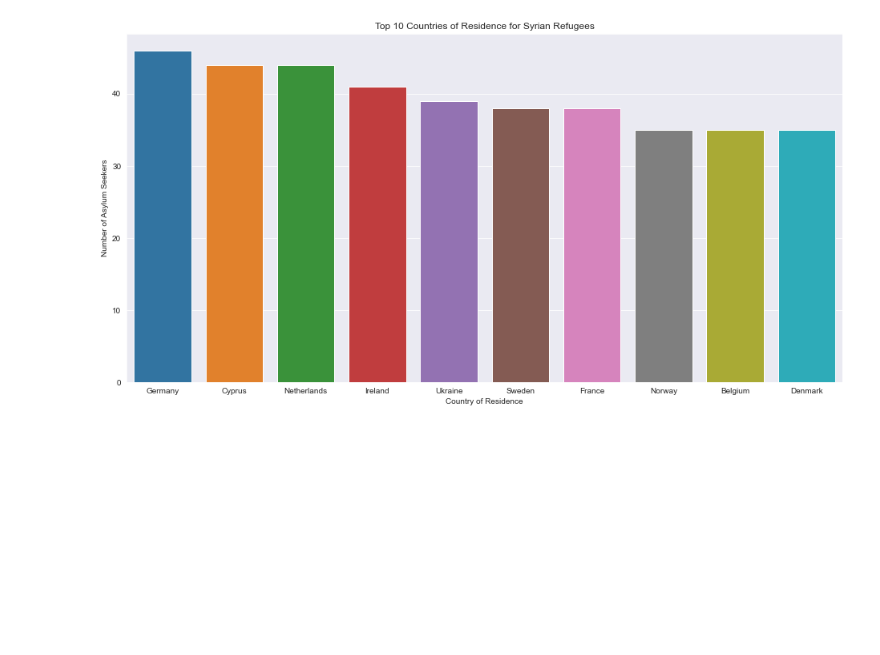
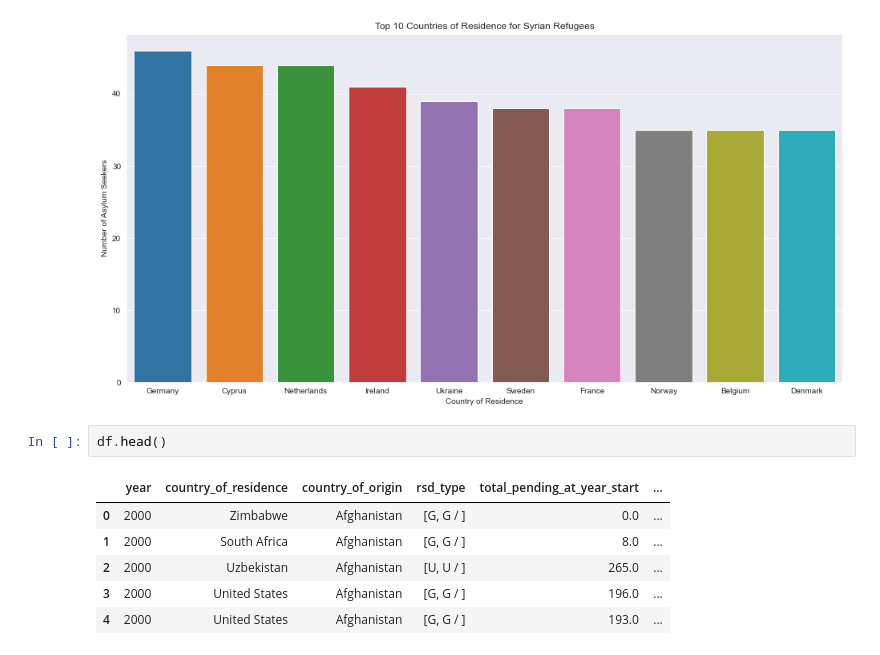
Before and after one commit to roblivesinottawa/immigration_canada_analysis, a Jupyter notebook: refugee_analysis/notebook/main.ipynb, the cells around one changed output. Saved outputs shown, nothing was run; the diff lists cells and outputs as text; blank space fills up the shorter version.

```diff
--- a/refugee_analysis/notebook/main.ipynb
+++ b/refugee_analysis/notebook/main.ipynb
@@ -406,3 +406,12 @@ plt.ylabel('Number of Asylum Seekers')
 plt.show()
 # %% [output]
 [figure]
+# %%
+df.head()
+# %% [output]
+|  | year | country_of_residence | country_of_origin | rsd_type | total_pending_at_year_start | ... |
+| 0 | 2000 | Zimbabwe | Afghanistan | [G, G / ] | 0.0 | ... |
+| 1 | 2000 | South Africa | Afghanistan | [G, G / ] | 8.0 | ... |
+| 2 | 2000 | Uzbekistan | Afghanistan | [U, U / ] | 265.0 | ... |
+| 3 | 2000 | United States | Afghanistan | [G, G / ] | 196.0 | ... |
+| 4 | 2000 | United States | Afghanistan | [G, G / ] | 193.0 | ... |
```
Also changed, not shown: 3 other files.
